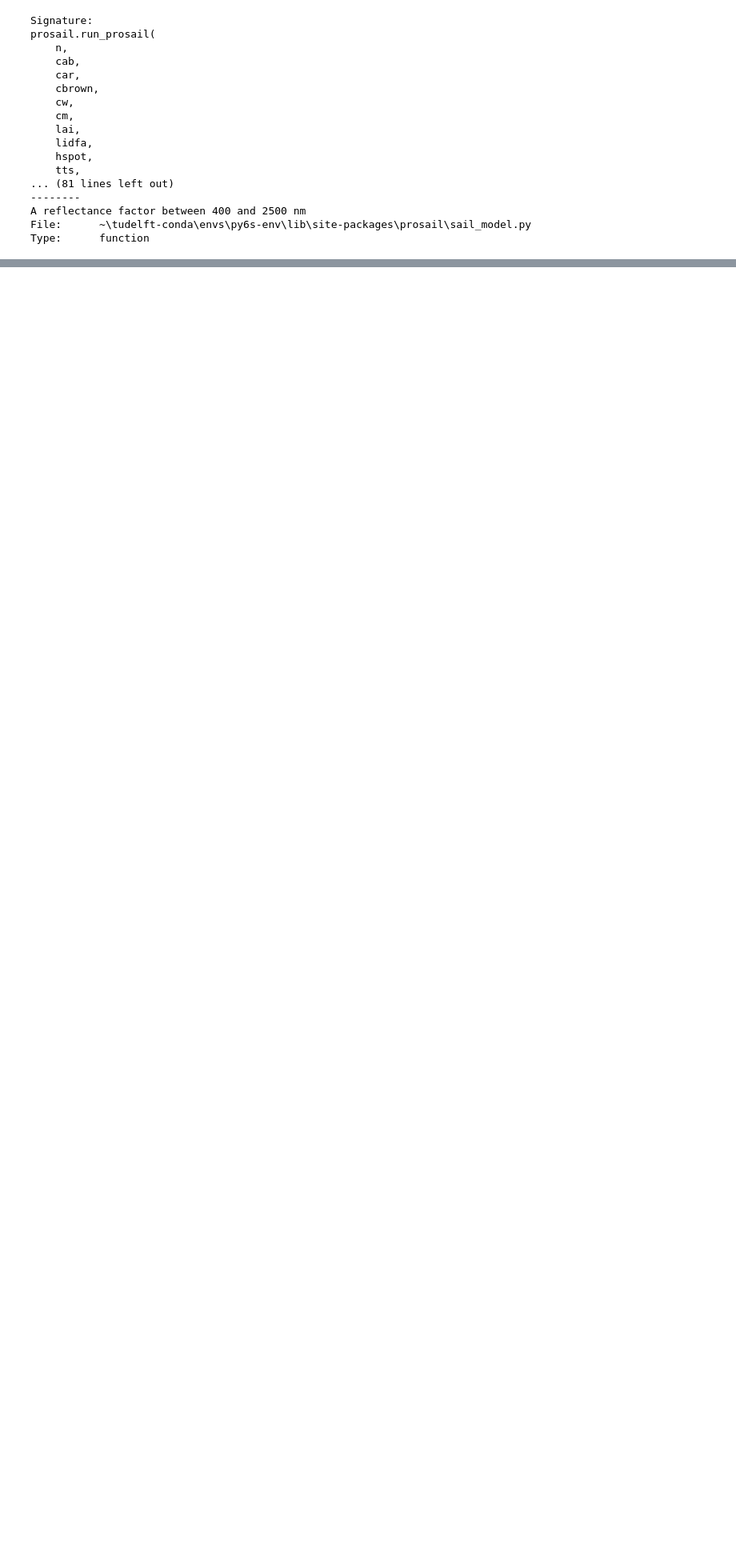
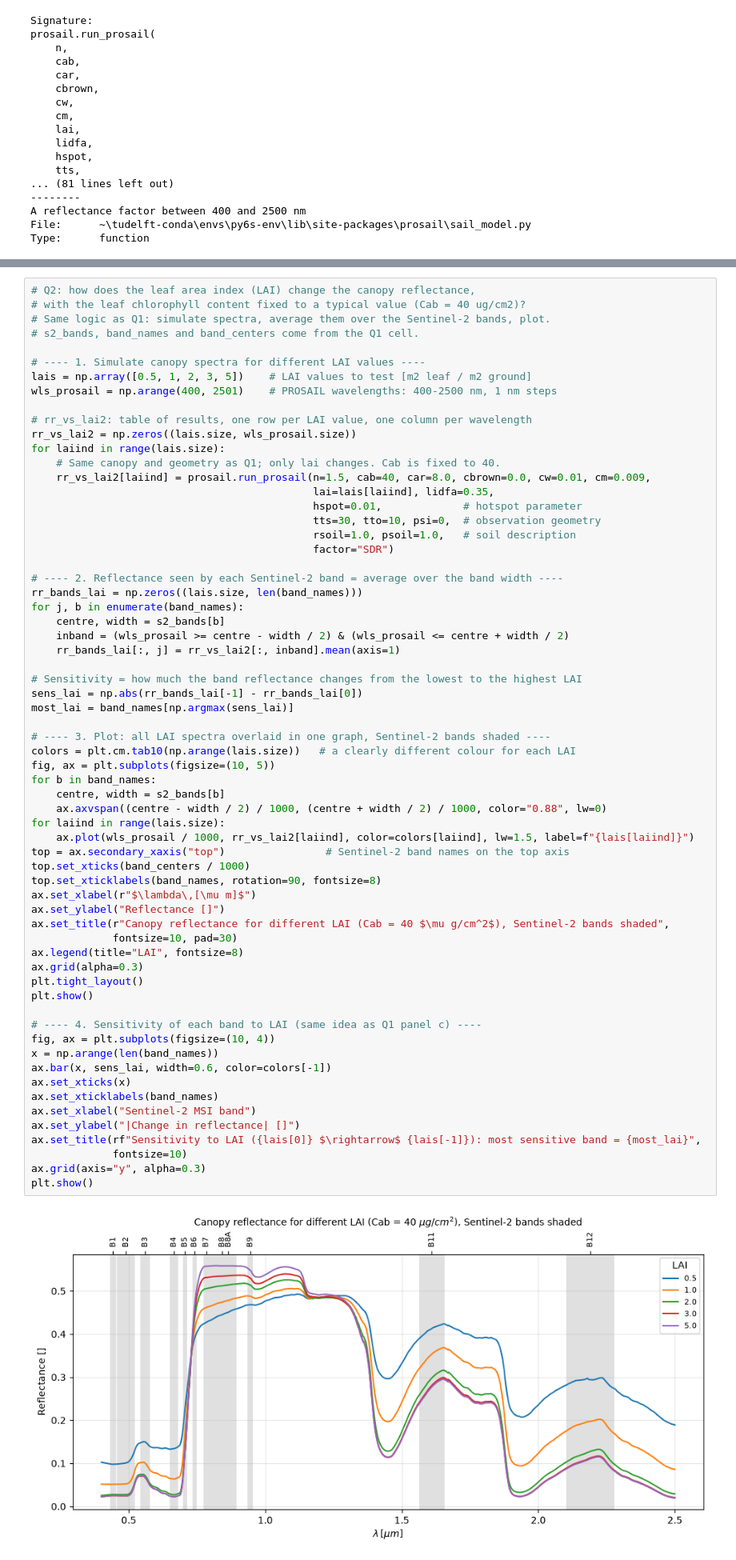
Before and after one commit to doddolisergio/Synthesis-assignment-1, a Jupyter notebook: Radiative_Transfer_Modelling_with_Prosail_py6S.ipynb, the cells around one changed output, grey strips where cells are left out. Shown at 80% size. Cells and saved outputs as stored; diff of their text form; blank space fills up the shorter version.

```diff
--- a/Radiative_Transfer_Modelling_with_Prosail_py6S.ipynb
+++ b/Radiative_Transfer_Modelling_with_Prosail_py6S.ipynb
@@ -277,0 +285,66 @@ B5 band is the most sensitive, its reflectance changes by 0.226 between Cab 10 a
+# %%
+# Q2: how does the leaf area index (LAI) change the canopy reflectance,
+# with the leaf chlorophyll content fixed to a typical value (Cab = 40 ug/cm2)?
+# Same logic as Q1: simulate spectra, average them over the Sentinel-2 bands, plot.
+# s2_bands, band_names and band_centers come from the Q1 cell.
+
+# ---- 1. Simulate canopy spectra for different LAI values ----
+lais = np.array([0.5, 1, 2, 3, 5])    # LAI values to test [m2 leaf / m2 ground]
+wls_prosail = np.arange(400, 2501)    # PROSAIL wavelengths: 400-2500 nm, 1 nm steps
+
+# rr_vs_lai2: table of results, one row per LAI value, one column per wavelength
+rr_vs_lai2 = np.zeros((lais.size, wls_prosail.size))
+for laiind in range(lais.size):
+    # Same canopy and geometry as Q1; only lai changes. Cab is fixed to 40.
+    rr_vs_lai2[laiind] = prosail.run_prosail(n=1.5, cab=40, car=8.0, cbrown=0.0, cw=0.01, cm=0.009,
+                                             lai=lais[laiind], lidfa=0.35,
+                                             hspot=0.01,             # hotspot parameter
+                                             tts=30, tto=10, psi=0,  # observation geometry
+                                             rsoil=1.0, psoil=1.0,   # soil description
+                                             factor="SDR")
+
+# ---- 2. Reflectance seen by each Sentinel-2 band = average over the band width ----
+rr_bands_lai = np.zeros((lais.size, len(band_names)))
+for j, b in enumerate(band_names):
+    centre, width = s2_bands[b]
+    inband = (wls_prosail >= centre - width / 2) & (wls_prosail <= centre + width / 2)
+    rr_bands_lai[:, j] = rr_vs_lai2[:, inband].mean(axis=1)
+
+# Sensitivity = how much the band reflectance changes from the lowest to the highest LAI
+sens_lai = np.abs(rr_bands_lai[-1] - rr_bands_lai[0])
+most_lai = band_names[np.argmax(sens_lai)]
+
+# ---- 3. Plot: all LAI spectra overlaid in one graph, Sentinel-2 bands shaded ----
+colors = plt.cm.tab10(np.arange(lais.size))   # a clearly different colour for each LAI
+fig, ax = plt.subplots(figsize=(10, 5))
+for b in band_names:
+    centre, width = s2_bands[b]
+    ax.axvspan((centre - width / 2) / 1000, (centre + width / 2) / 1000, color="0.88", lw=0)
+for laiind in range(lais.size):
+    ax.plot(wls_prosail / 1000, rr_vs_lai2[laiind], color=colors[laiind], lw=1.5, label=f"{lais[laiind]}")
+top = ax.secondary_xaxis("top")                # Sentinel-2 band names on the top axis
+top.set_xticks(band_centers / 1000)
+top.set_xticklabels(band_names, rotation=90, fontsize=8)
+ax.set_xlabel(r"$\lambda\,[\mu m]$")
+ax.set_ylabel("Reflectance []")
+ax.set_title(r"Canopy reflectance for different LAI (Cab = 40 $\mu g/cm^2$), Sentinel-2 bands shaded",
+             fontsize=10, pad=30)
+ax.legend(title="LAI", fontsize=8)
+ax.grid(alpha=0.3)
+plt.tight_layout()
+plt.show()
+
+# ---- 4. Sensitivity of each band to LAI (same idea as Q1 panel c) ----
+fig, ax = plt.subplots(figsize=(10, 4))
+x = np.arange(len(band_names))
+ax.bar(x, sens_lai, width=0.6, color=colors[-1])
+ax.set_xticks(x)
+ax.set_xticklabels(band_names)
+ax.set_xlabel("Sentinel-2 MSI band")
+ax.set_ylabel("|Change in reflectance| []")
+ax.set_title(rf"Sensitivity to LAI ({lais[0]} $\rightarrow$ {lais[-1]}): most sensitive band = {most_lai}",
+             fontsize=10)
+ax.grid(axis="y", alpha=0.3)
+plt.show()
+# %% [output]
+[figure, added]
```
Also changed, not shown: parts of 11 cells of this notebook.
